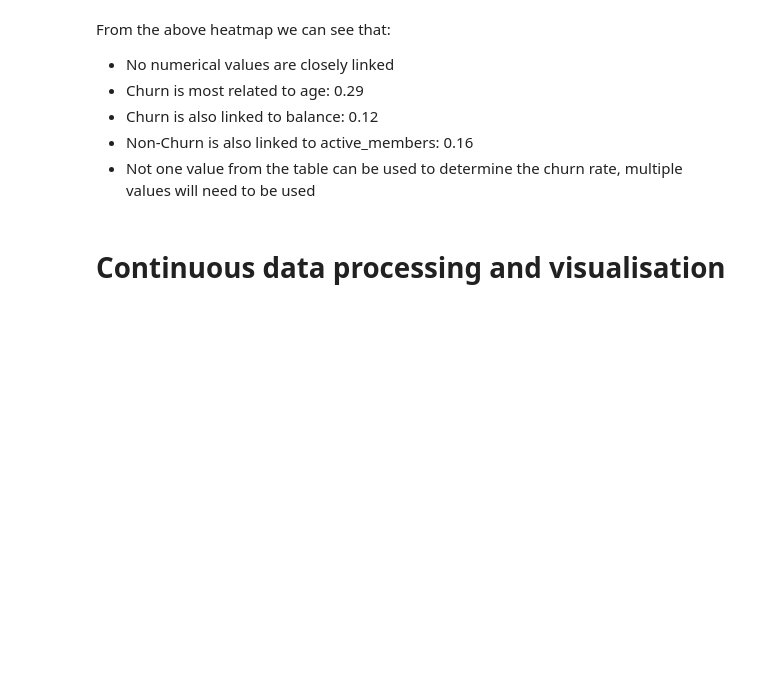
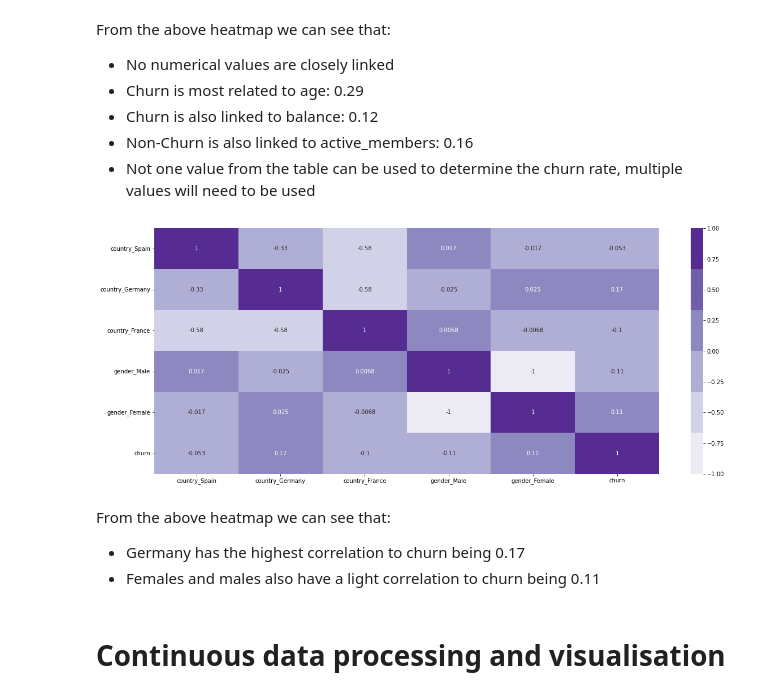
Before and after one commit to stefancourt/Churn-Prediction, a Jupyter notebook: churn-prediction.ipynb, the cells around one changed output. Cells and saved outputs as stored; diff of their text form; code cells hidden in the pictures; blank space fills up the shorter version.

```diff
--- a/churn-prediction.ipynb
+++ b/churn-prediction.ipynb
@@ -189,6 +201,17 @@ From the above heatmap we can see that:
 - Churn is also linked to balance: 0.12
 - Non-Churn is also linked to active_members: 0.16
 - Not one value from the table can be used to determine the churn rate, multiple values will need to be used
+# %%
+plt.figure(figsize=(20,8))
+df_string = pd.get_dummies(df)
+sns.heatmap(df_string[['country_Spain','country_Germany','country_France','gender_Male','gender_Female','churn']].corr(), cmap=sns.color_palette("Purples"), annot=True)
+plt.show()
+# %% [output]
+[figure, added]
+# %% [markdown]
+From the above heatmap we can see that:
+- Germany has the highest correlation to churn being 0.17
+- Females and males also have a light correlation to churn being 0.11
 # %% [markdown]
 # Continuous data processing and visualisation
 # %%
```
Also changed, not shown: parts of 40 cells of this notebook, 1 other file.
